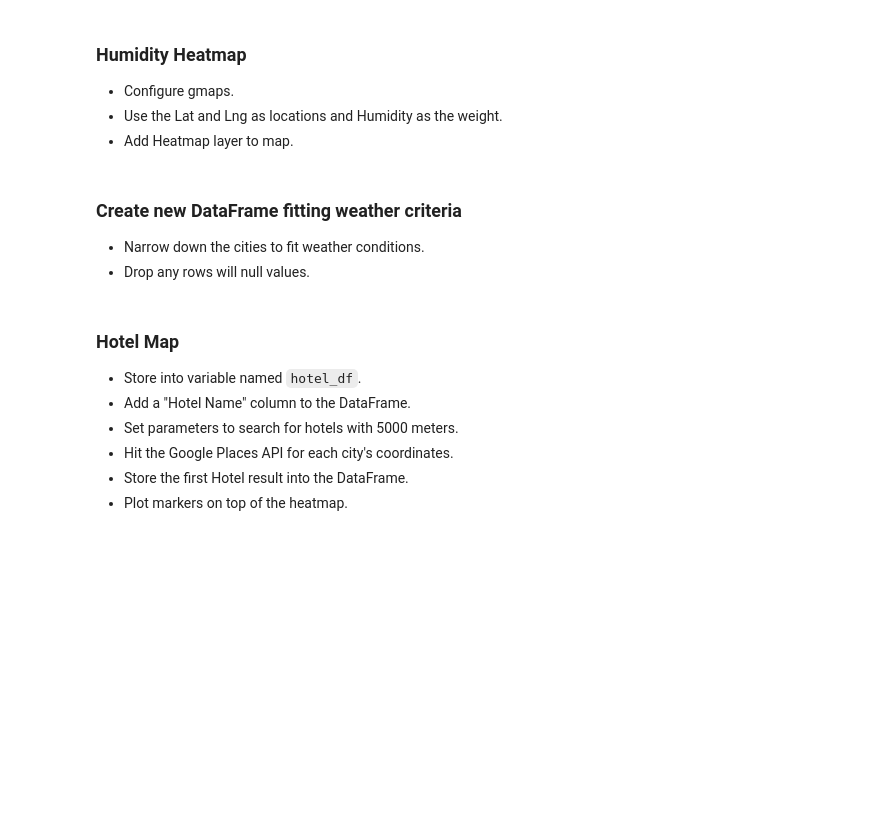
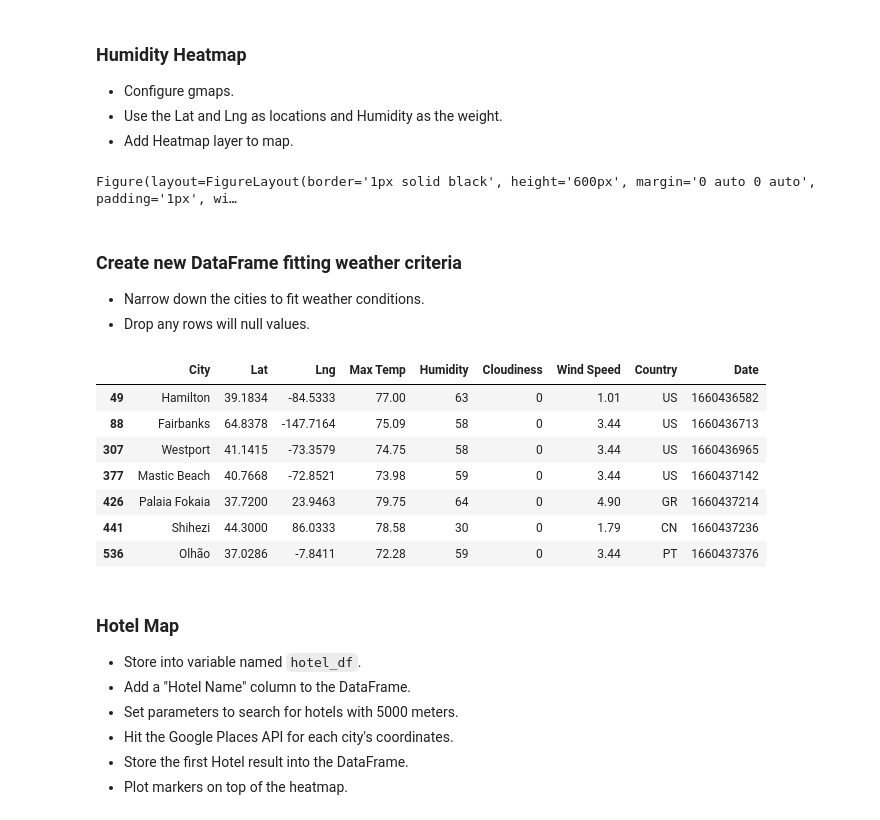
Before and after one commit to herzf012/python-api-challenge, a Jupyter notebook: VacationPy.ipynb, the cells around one changed output. Drawn from its saved outputs; the diff is of its cells as text; code cells hidden in the pictures; blank space fills up the shorter version.

Commit message:
Completed analysis on WeatherPy.ipynb. Completed the entire VacationPy.ipynb. Updated README.md.

```diff
--- a/VacationPy.ipynb
+++ b/VacationPy.ipynb
@@ -20,6 +21,8 @@ from api_keys import g_key
 # %% [markdown]
 ### Store Part I results into DataFrame
 * Load the csv exported in Part I to a DataFrame
+# %%
+cities_df = pd.read_csv("output_data/cities.csv")
 # %% [markdown]
 ### Humidity Heatmap
 * Configure gmaps.
@@ -28,7 +35,51 @@ from api_keys import g_key
+# %%
+figure_layout = {
+    'width': '800px',
+    'height': '600px',
+    'border': '1px solid black',
+    'padding': '1px',
+    'margin': '0 auto 0 auto'
+}
+
+fig = gmaps.figure(layout=figure_layout)
+
+heat_layer = gmaps.heatmap_layer(locations, weights = cities_df["Humidity"],
+                                dissipating = False, max_intensity= 100,
+                                point_radius = 2.5)
+
+fig.add_layer(heat_layer)
+
+fig
+# %% [output]
+Figure(layout=FigureLayout(border='1px solid black', height='600px', margin='0 auto 0 auto', padding='1px', wi…
 # %% [markdown]
 ### Create new DataFrame fitting weather criteria
 * Narrow down the cities to fit weather conditions.
 * Drop any rows will null values.
+# %%
+# Using the example suggestions for ideal weather conditions
+
+# A max temperature lower than 80 degrees but higher than 70
+
+ideal_cities_df = cities_df[(cities_df["Max Temp"] > 70) & (cities_df["Max Temp"] < 80)]
+
+# Wind speed less than 10 mph
+
+ideal_cities_df = ideal_cities_df[(ideal_cities_df["Wind Speed"] < 5)]
+
+# Zero cloudiness less than 10%
+
+ideal_cities_df = ideal_cities_df[(ideal_cities_df["Cloudiness"] == 0)]
+ideal_cities_df
+# %% [output]
+|  | City | Lat | Lng | Max Temp | Humidity | Cloudiness | Wind Speed | Country | Date |
+| 49 | Hamilton | 39.1834 | -84.5333 | 77.00 | 63 | 0 | 1.01 | US | 1660436582 |
+| 88 | Fairbanks | 64.8378 | -147.7164 | 75.09 | 58 | 0 | 3.44 | US | 1660436713 |
+| 307 | Westport | 41.1415 | -73.3579 | 74.75 | 58 | 0 | 3.44 | US | 1660436965 |
+| 377 | Mastic Beach | 40.7668 | -72.8521 | 73.98 | 59 | 0 | 3.44 | US | 1660437142 |
+| 426 | Palaia Fokaia | 37.7200 | 23.9463 | 79.75 | 64 | 0 | 4.90 | GR | 1660437214 |
+| 441 | Shihezi | 44.3000 | 86.0333 | 78.58 | 30 | 0 | 1.79 | CN | 1660437236 |
+| 536 | Olhão | 37.0286 | -7.8411 | 72.28 | 59 | 0 | 3.44 | PT | 1660437376 |
 # %% [markdown]
 ### Hotel Map
 * Store into variable named `hotel_df`.
```
Also changed, not shown: parts of 8 cells of this notebook, 15 other files.
